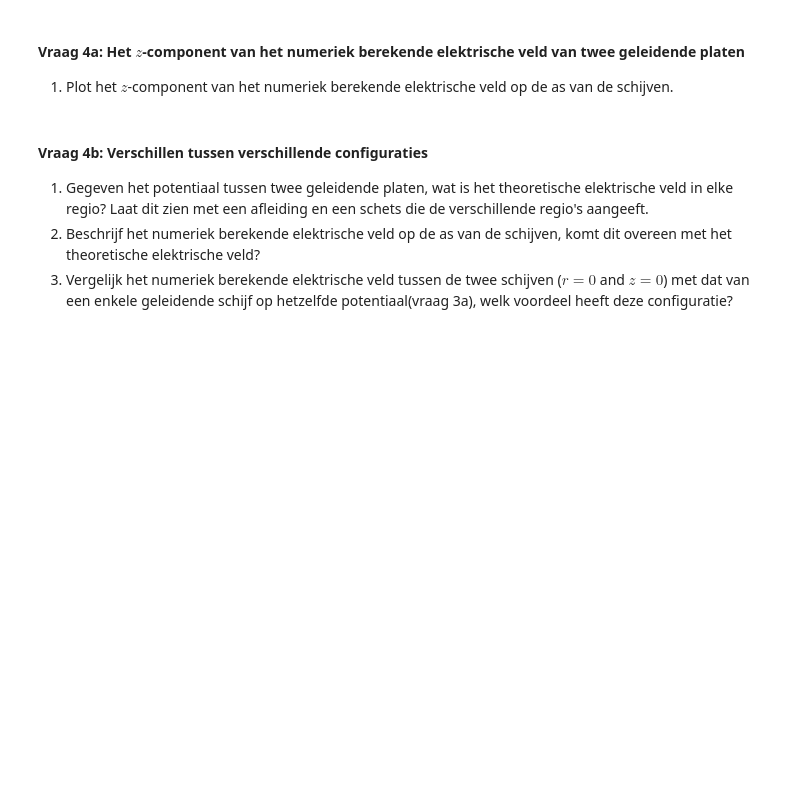
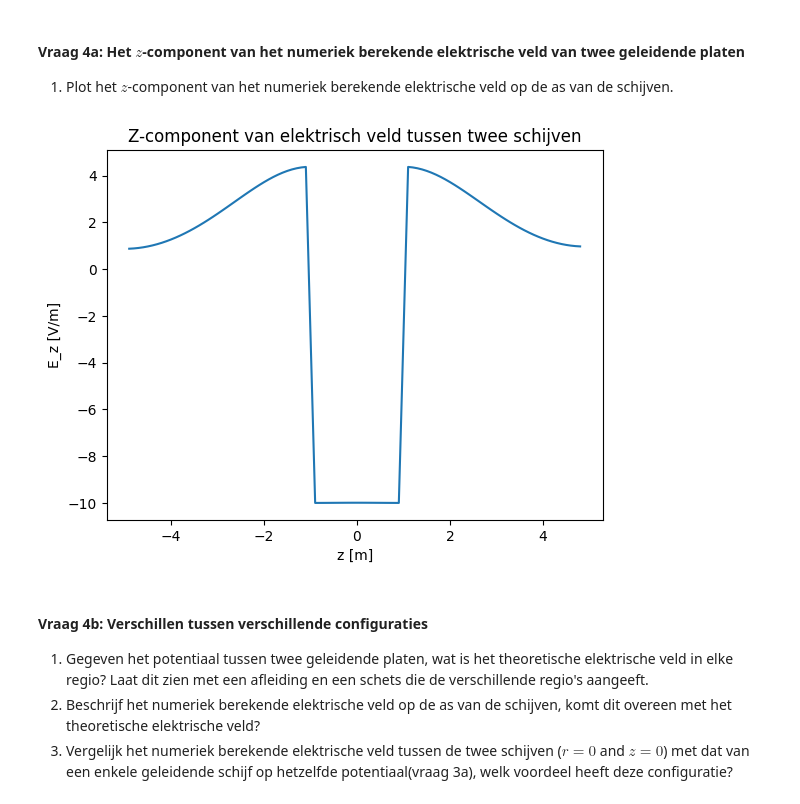
Before and after one commit to Nina925/opdrachten-DEF-D, a Jupyter notebook: DigitaleOntwerpopdrachten/1CondensatorOpdracht/CondensatorOntwerpopdracht.ipynb, the cells around one changed output. Saved outputs shown, nothing was run; the diff lists cells and outputs as text; code cells hidden in the pictures; blank space fills up the shorter version.

```diff
--- a/DigitaleOntwerpopdrachten/1CondensatorOpdracht/CondensatorOntwerpopdracht.ipynb
+++ b/DigitaleOntwerpopdrachten/1CondensatorOpdracht/CondensatorOntwerpopdracht.ipynb
@@ -423,7 +506,16 @@ plot_results_disk(Ez, Er, normE, V, r, z, grid_step, disk_radius, z_pos_disk1, z
 # %%
 ###
 ###your code here###
 ###
+
+E_z_as = Ez[:, idx_r0]
+plt.plot(z_for_E, E_z_as)
+plt.xlabel('z [m]')
+plt.ylabel('E_z [V/m]')
+plt.title('Z-component van elektrisch veld tussen twee schijven')
+plt.show()
+# %% [output]
+[figure, added]
 # %% [markdown]
 #### Vraag 4b: Verschillen tussen verschillende configuraties
 
```
Also changed, not shown: parts of 14 cells of this notebook, 1 other file.
